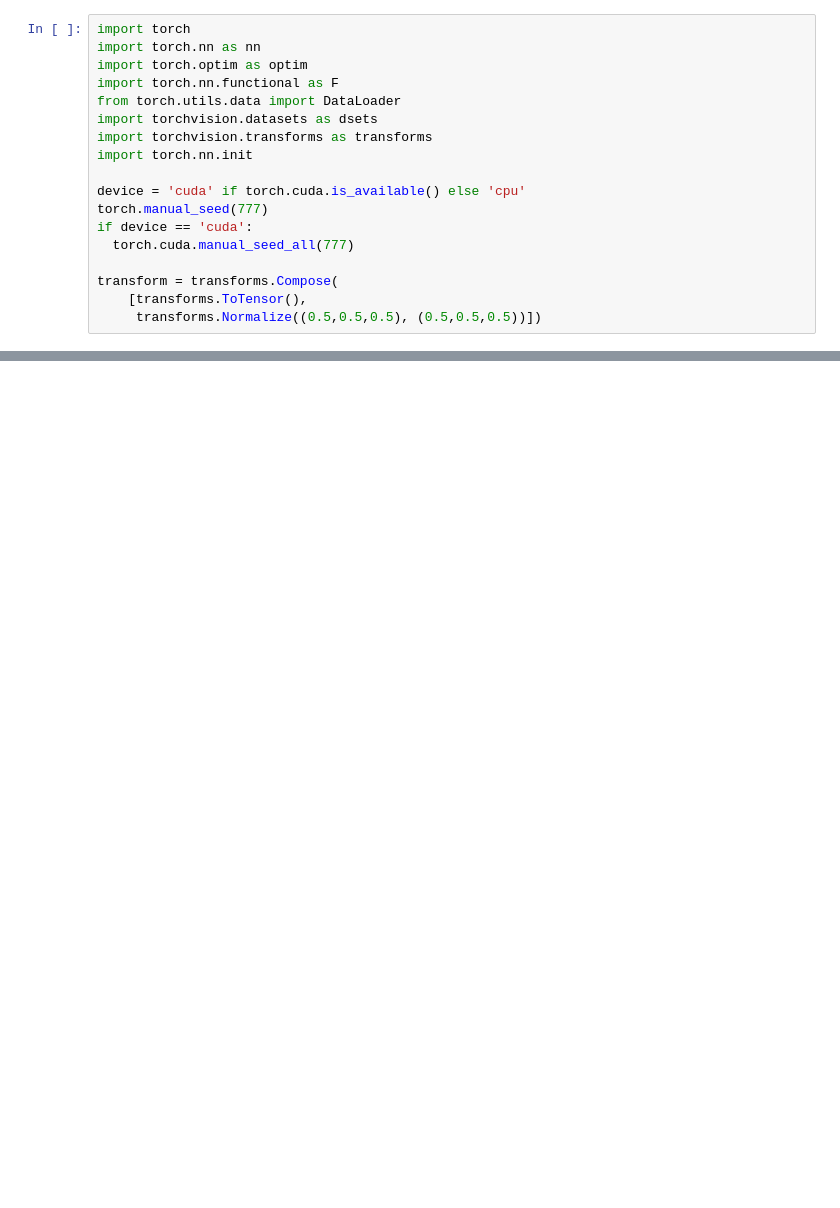
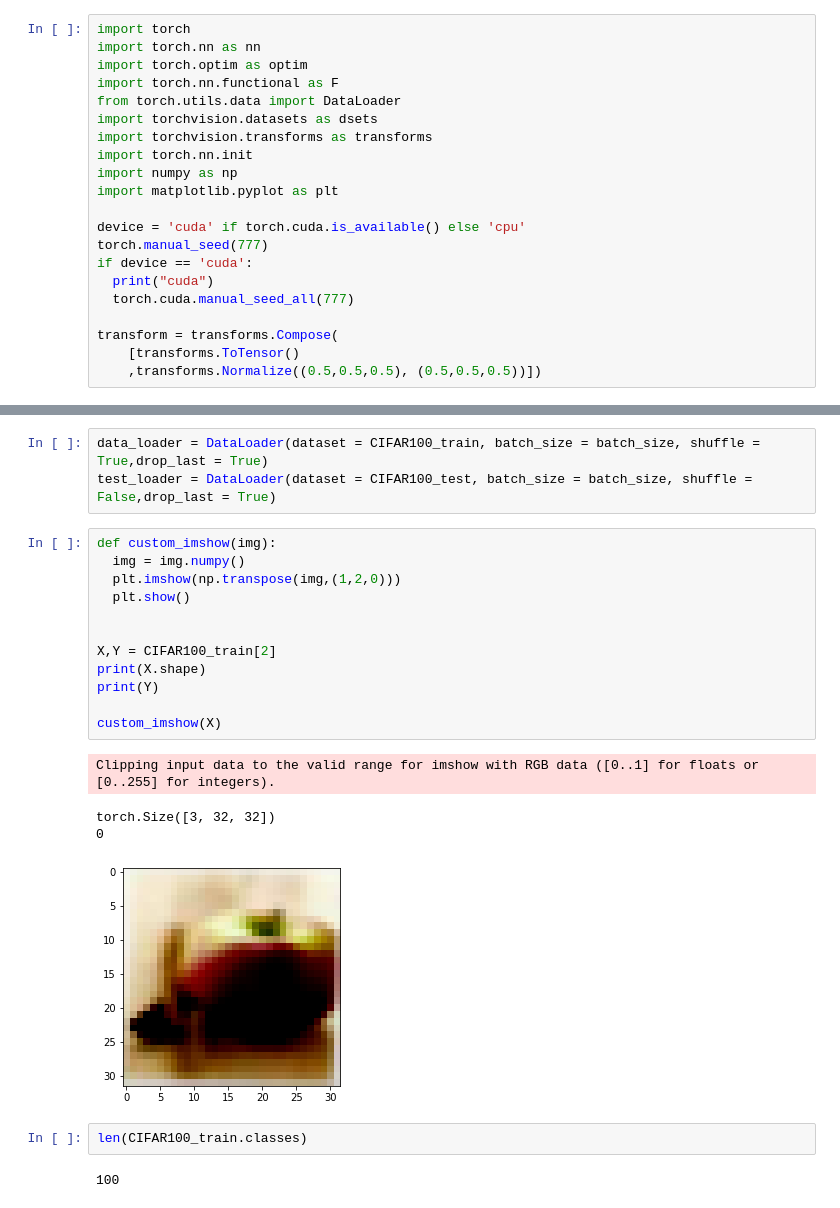
Before and after one commit to Bo-kyoung/AI-practices, a Jupyter notebook: VGG16_CIFAR100.ipynb, the cells around one changed output, grey strips where cells are left out. Cells and saved outputs as stored; diff of their text form; blank space fills up the shorter version.

```diff
--- a/VGG16_CIFAR100.ipynb
+++ b/VGG16_CIFAR100.ipynb
@@ -9,12 +9,15 @@ from torch.utils.data import DataLoader
 import torchvision.datasets as dsets
 import torchvision.transforms as transforms
 import torch.nn.init
+import numpy as np
+import matplotlib.pyplot as plt
 
 device = 'cuda' if torch.cuda.is_available() else 'cpu'
 torch.manual_seed(777)
 if device == 'cuda':
+  print("cuda")
   torch.cuda.manual_seed_all(777)
 
 transform = transforms.Compose(
-    [transforms.ToTensor(),
-     transforms.Normalize((0.5,0.5,0.5), (0.5,0.5,0.5))])
+    [transforms.ToTensor()
+    ,transforms.Normalize((0.5,0.5,0.5), (0.5,0.5,0.5))])
@@ -27,0 +38,24 @@ Files already downloaded and verified
+# %%
+data_loader = DataLoader(dataset = CIFAR100_train, batch_size = batch_size, shuffle = True,drop_last = True)
+test_loader = DataLoader(dataset = CIFAR100_test, batch_size = batch_size, shuffle = False,drop_last = True)
+# %%
+def custom_imshow(img):
+  img = img.numpy()
+  plt.imshow(np.transpose(img,(1,2,0)))
+  plt.show()
+
+
+X,Y = CIFAR100_train[2]
+print(X.shape)
+print(Y)
+
+custom_imshow(X)
+# %% [output]
+Clipping input data to the valid range for imshow with RGB data ([0..1] for floats or [0..255] for integers).
+torch.Size([3, 32, 32])
+0
+[figure, added]
+# %%
+len(CIFAR100_train.classes)
+# %% [output]
+100
```
Also changed, not shown: parts of 12 cells of this notebook.
